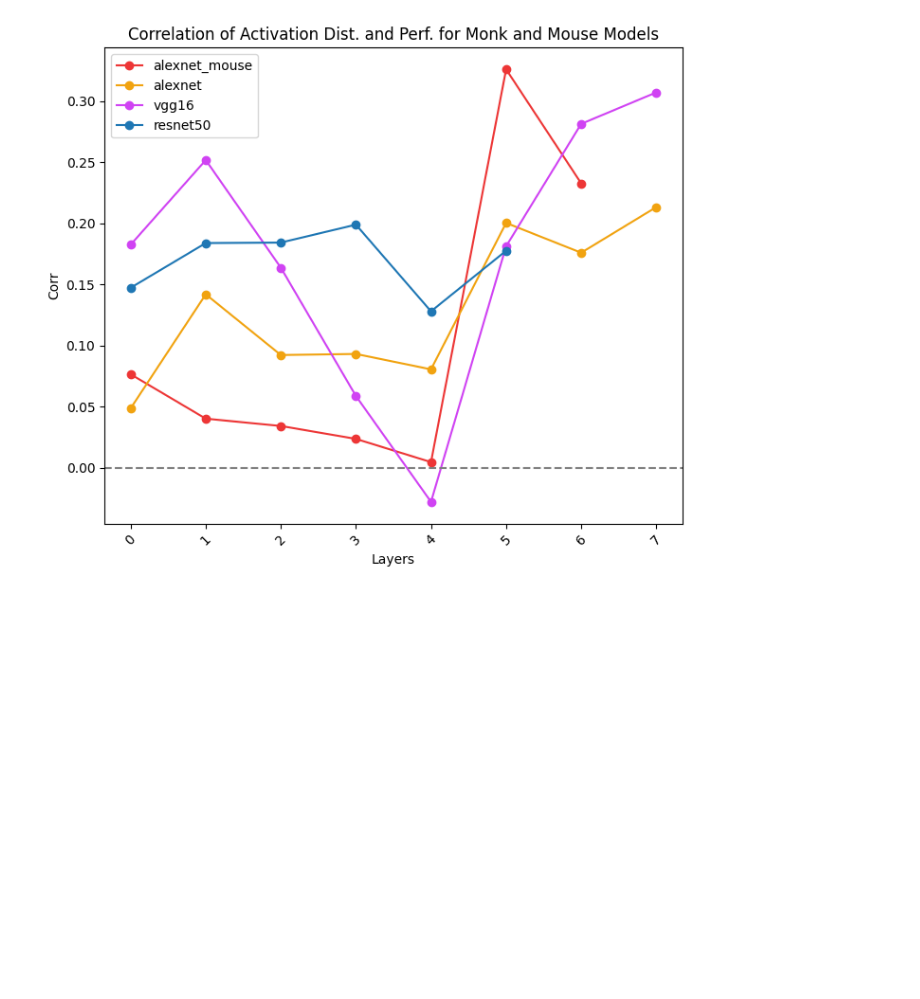
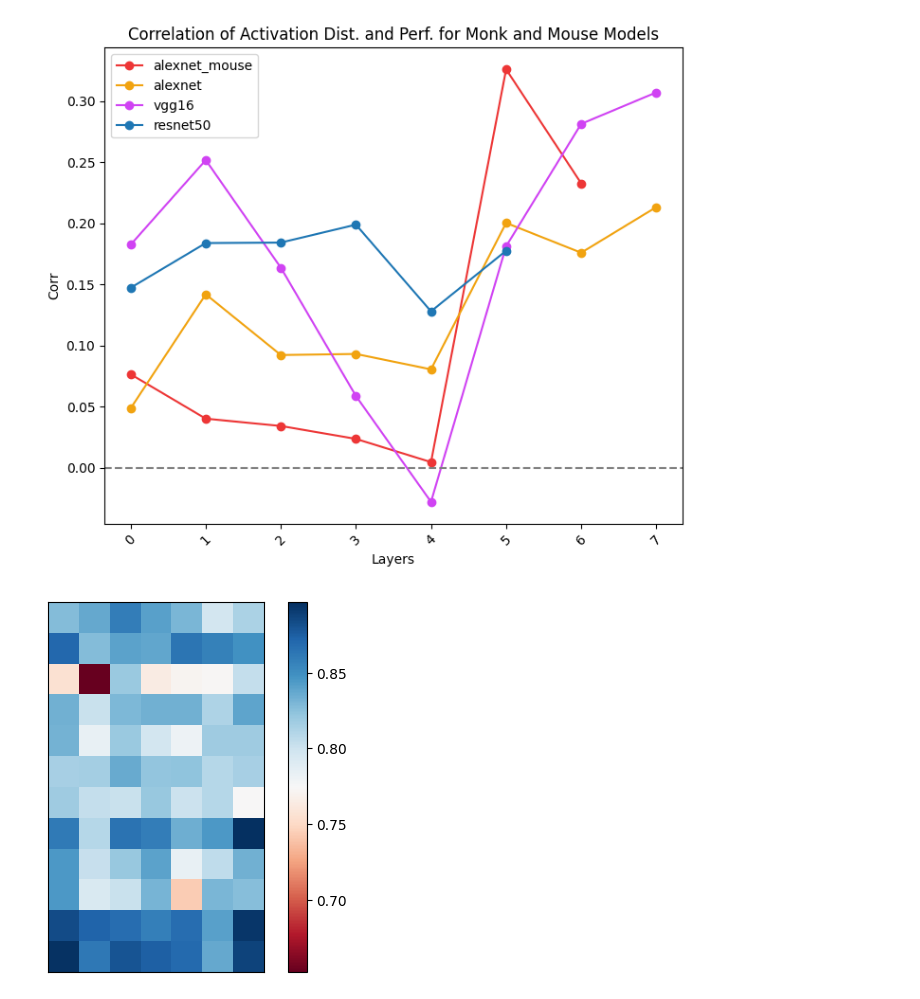
Before and after one commit to emeyer121/TreeShrewObjectRecognition, a Jupyter notebook: 5_behaviorModeling/plotAlexNetBehaviorLayers.ipynb, the cells around one changed output. Drawn from its saved outputs; the diff is of its cells as text; code cells hidden in the pictures; blank space fills up the shorter version.

```diff
--- a/5_behaviorModeling/plotAlexNetBehaviorLayers.ipynb
+++ b/5_behaviorModeling/plotAlexNetBehaviorLayers.ipynb
@@ -260,3 +259,12 @@ plt.show()
 [0.013204146966210981, 0.08137166870114608, -0.02135174058294196, -0.1569274371350958, -0.20029533238764835, 0.04850743926937974, 0.15986048368435837, 0.14640968231907225]
 [-0.04337553959303, -0.005789829887466858, -0.01567566806590361, 0.00529195863406071, -0.06406682860915297, -0.052814376931735206]
 [figure]
+# %%
+plt.imshow(avg_perf, cmap="RdBu")
+plt.colorbar()
+plt.xticks([])
+plt.yticks([])
+plt.savefig("./figures/perf_matrix.svg")
+plt.show()
+# %% [output]
+[figure, added]
```
Also changed, not shown: parts of 3 cells of this notebook, 2 other files.
